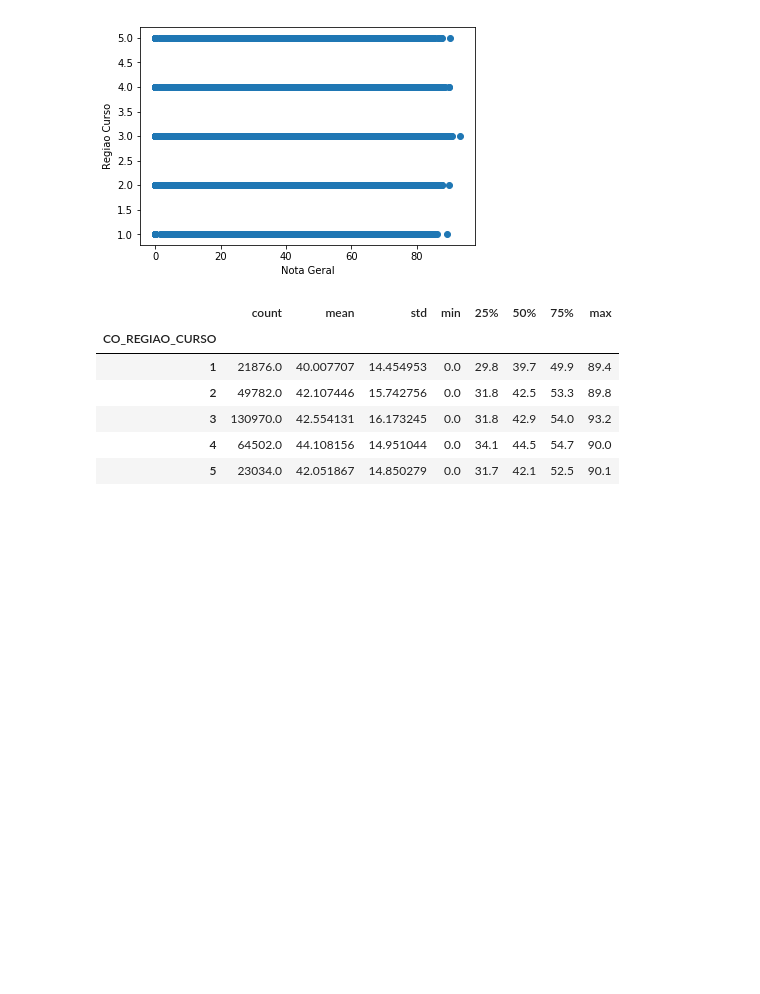
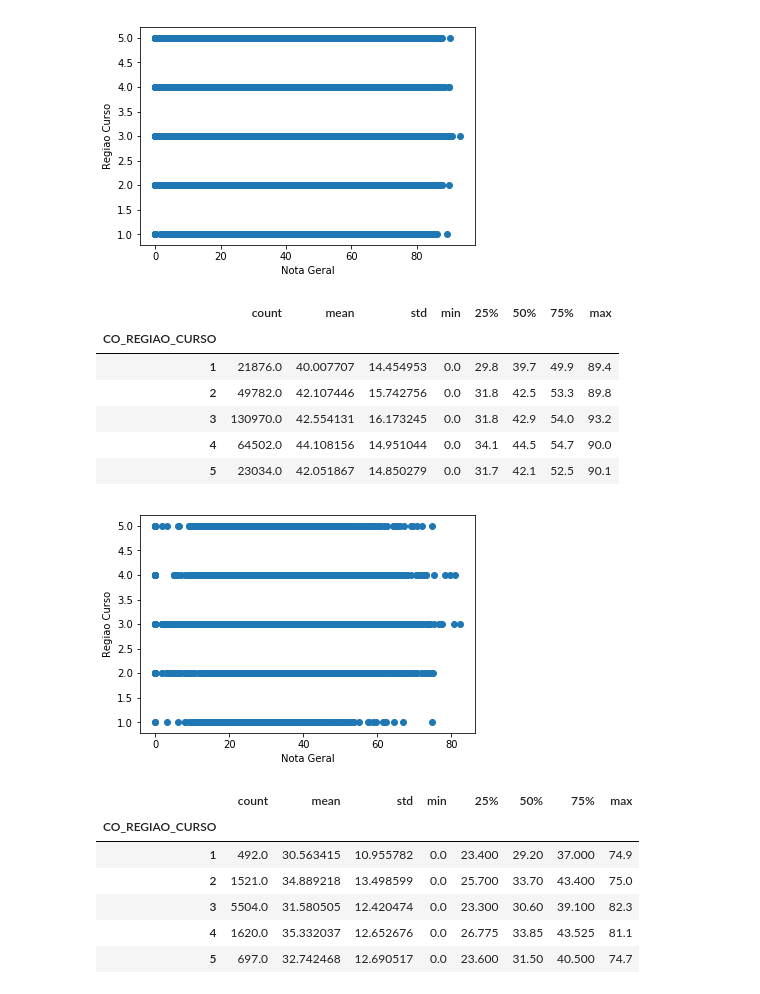
Before and after one commit to BrenoPeixotobr/topicosic, a Jupyter notebook: Trabalho/ENADE2011.ipynb, the cells around one changed output. Cells and saved outputs as stored; diff of their text form; code cells hidden in the pictures; blank space fills up the shorter version.

```diff
--- a/Trabalho/ENADE2011.ipynb
+++ b/Trabalho/ENADE2011.ipynb
@@ -55,7 +55,7 @@ F = Pós-graduação.
 
 '''
 
-tabela = pandas.DataFrame(enade2011, columns=['NT_GER', 'CO_CURSO', 'QE_I08', 'CO_IES', 'QE_I05', 'QE_I16', 'CO_REGIAO_CURSO'])
+tabela = pandas.DataFrame(enade2011, columns=['NT_GER', 'CO_GRUPO', 'QE_I08', 'CO_IES', 'QE_I05', 'QE_I16', 'CO_REGIAO_CURSO'])
 # %%
 ##limpeza dos dados
 
@@ -74,6 +74,7 @@ tabela=tabela.loc[(tabela['NT_GER'].notnull())]
 #print(tabela['NT_GER'])
 #converte de str para float
 tabela['NT_GER'] = pandas.to_numeric(tabela['NT_GER'])
+ccomp = tabela[tabela['CO_GRUPO']==4004]
 # %%
 #Calcula a média de um curso especifico
 #Código da área de enquadramento do curso no Enade == ciencia da computacao
@@ -211,3 +183,28 @@ qe05.boxplot(by='CO_REGIAO_CURSO')
 #plt.xlabel("Notas")
 #plt.ylabel("Quantidade de Alunos")
 #plt.legend()
+# %%
+"""
+1 Norte
+2 Nordeste
+3 Sudeste
+4 Sul
+5 Centro-Oeste
+"""
+
+ccomp=ccomp.loc[(ccomp['CO_REGIAO_CURSO'].notnull())]
+plt.scatter( ccomp.NT_GER, ccomp.CO_REGIAO_CURSO )
+plt.xlabel('Nota Geral')
+plt.ylabel('Regiao Curso')
+plt.show()
+#nota geral agrupada pela questão 05
+ccomp['NT_GER'].groupby(ccomp['CO_REGIAO_CURSO']).describe()
+# %% [output]
+[figure, added]
+|  | count | mean | std | min | 25% | 50% | 75% | max |
+| CO_REGIAO_CURSO |  |  |  |  |  |  |  |  |
+| 1 | 492.0 | 30.563415 | 10.955782 | 0.0 | 23.400 | 29.20 | 37.000 | 74.9 |
+| 2 | 1521.0 | 34.889218 | 13.498599 | 0.0 | 25.700 | 33.70 | 43.400 | 75.0 |
+| 3 | 5504.0 | 31.580505 | 12.420474 | 0.0 | 23.300 | 30.60 | 39.100 | 82.3 |
+| 4 | 1620.0 | 35.332037 | 12.652676 | 0.0 | 26.775 | 33.85 | 43.525 | 81.1 |
+| 5 | 697.0 | 32.742468 | 12.690517 | 0.0 | 23.600 | 31.50 | 40.500 | 74.7 |
```
Also changed, not shown: parts of 4 cells of this notebook, 2 other files.
